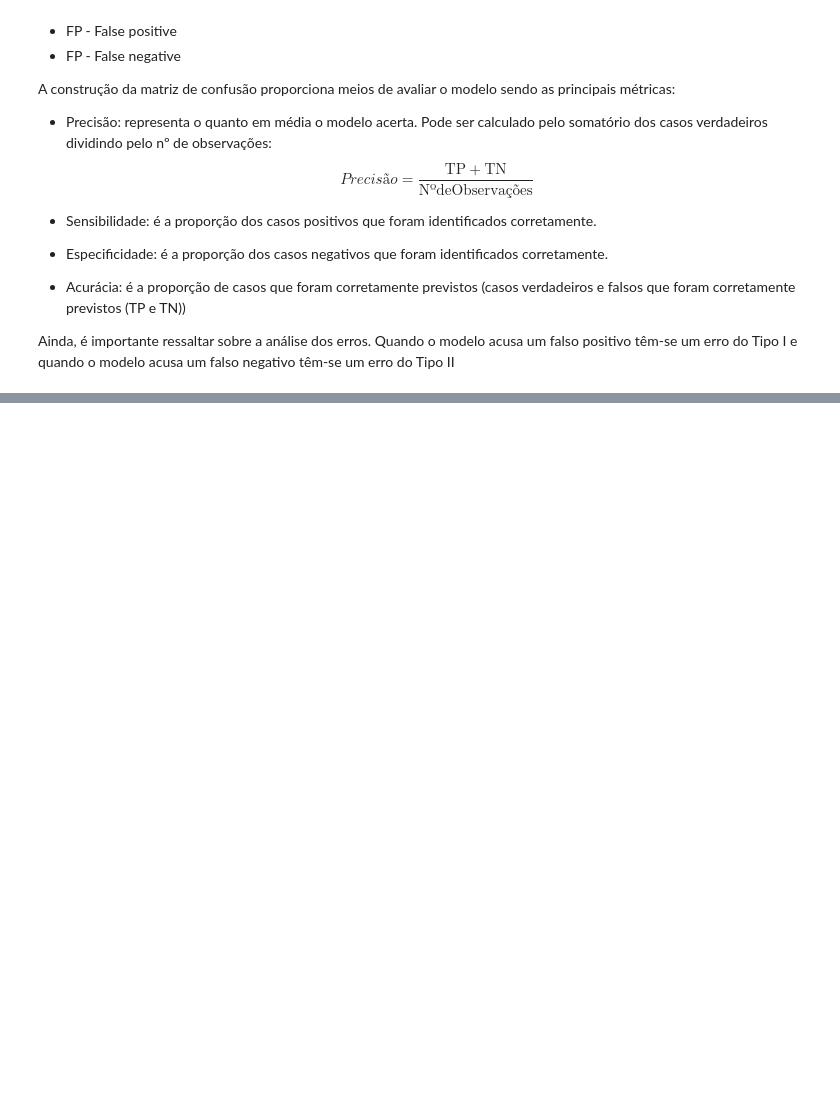
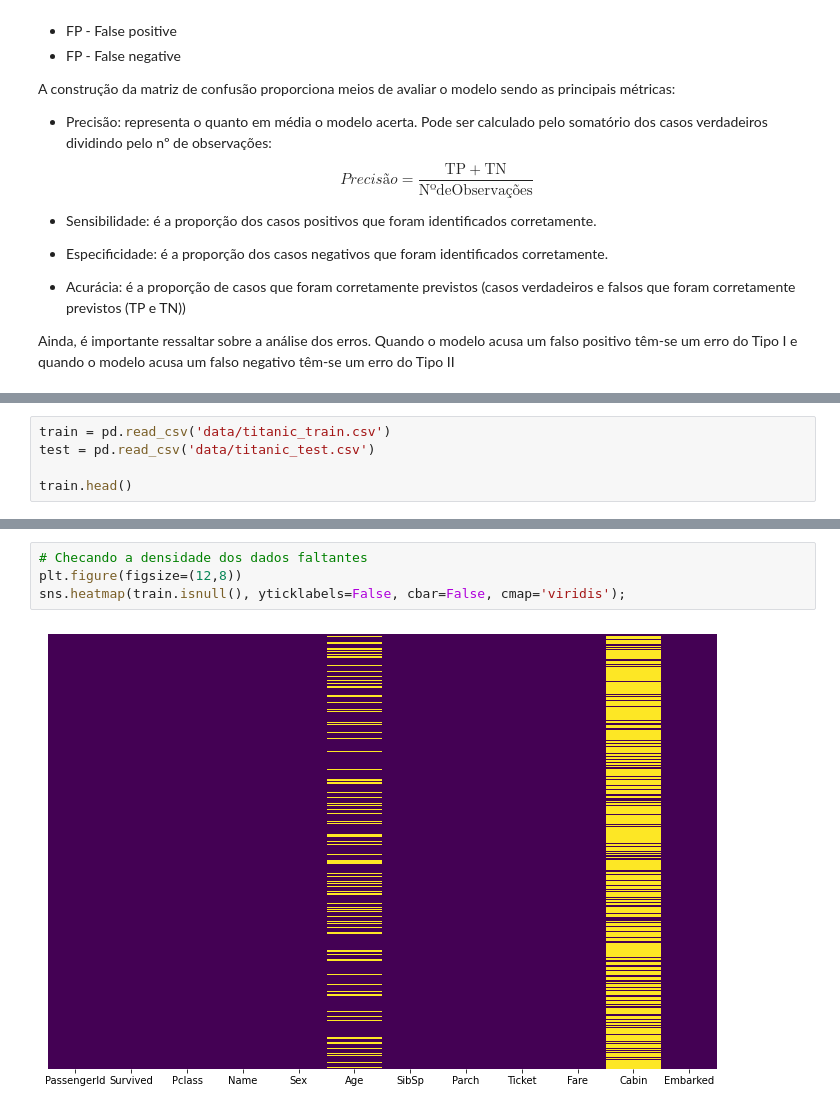
Before and after one commit to FivMeyer/Python_Studies, a Jupyter notebook: 03_logistic_regression.ipynb, the cells around one changed output, grey strips where cells are left out. Drawn from its saved outputs; the diff is of its cells as text; blank space fills up the shorter version.

Commit message:
Data exploration

```diff
--- a/03_logistic_regression.ipynb
+++ b/03_logistic_regression.ipynb
@@ -44,0 +54,5 @@ Ainda, é importante ressaltar sobre a análise dos erros. Quando o modelo acusa
+# %%
+train = pd.read_csv('data/titanic_train.csv')
+test = pd.read_csv('data/titanic_test.csv')
+
+train.head()
@@ -44,0 +90,6 @@ Ainda, é importante ressaltar sobre a análise dos erros. Quando o modelo acusa
+# %%
+# Checando a densidade dos dados faltantes
+plt.figure(figsize=(12,8))
+sns.heatmap(train.isnull(), yticklabels=False, cbar=False, cmap='viridis');
+# %% [output]
+[figure, added]
```
Also changed, not shown: parts of 12 cells of this notebook.
